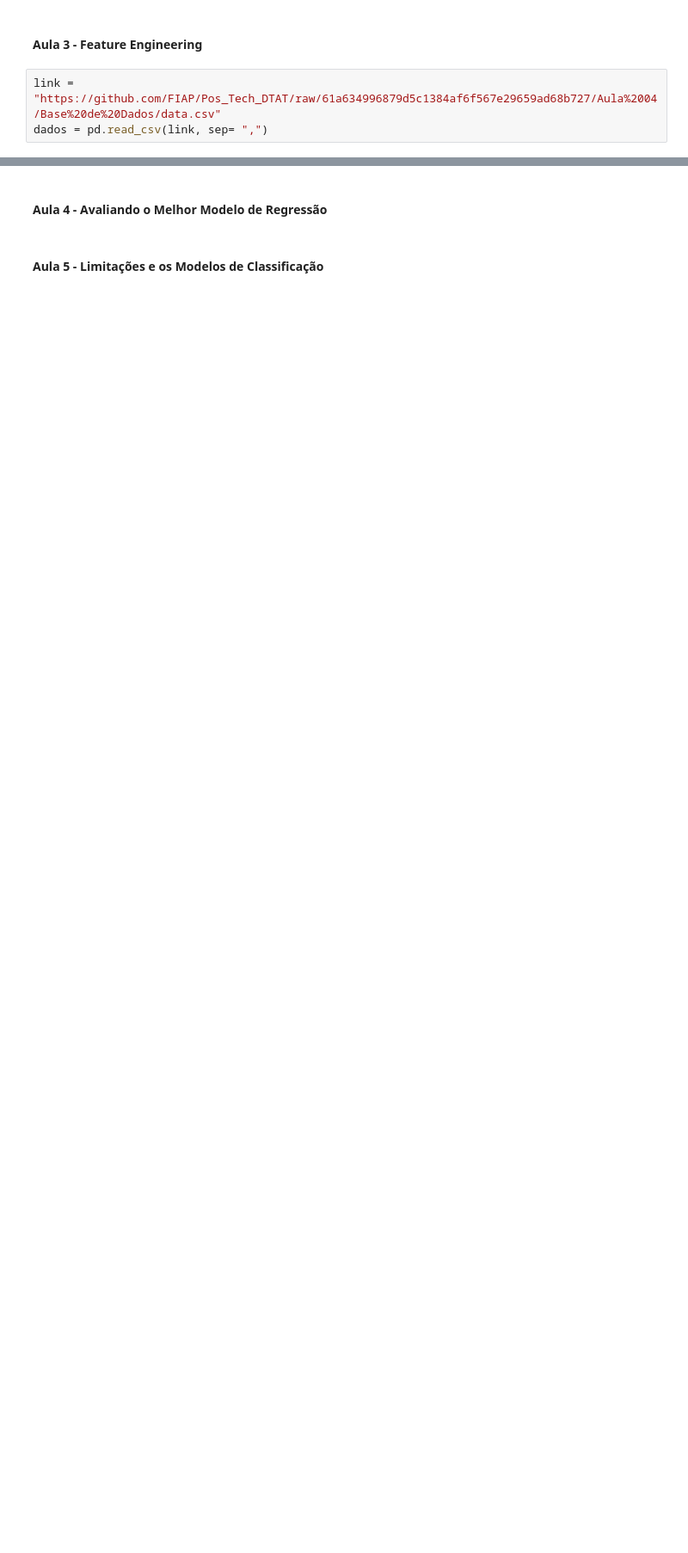
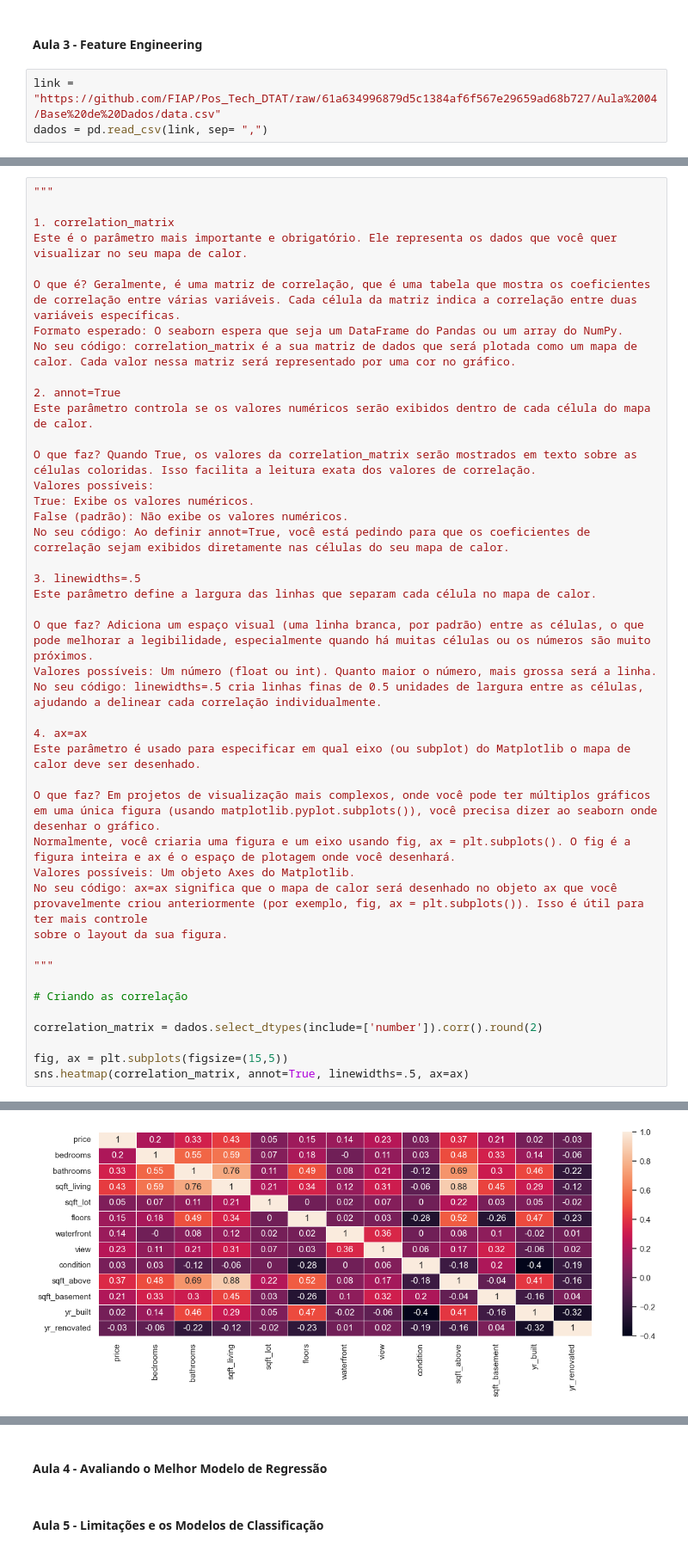
Before and after one commit to RicardViana/fiap-Machine-Learning-and-Time-Series, a Jupyter notebook: machine_learning_com_python.ipynb, the cells around one changed output, grey strips where cells are left out. Shown at 86% size. Saved outputs shown, nothing was run; the diff lists cells and outputs as text; blank space fills up the shorter version.

Commit message:
Atualizar dados

```diff
--- a/machine_learning_com_python.ipynb
+++ b/machine_learning_com_python.ipynb
@@ -1025,3 +1025,47 @@ dados.head()
 | 2 | 2014-05-02 00:00:00 | 342000.0 | 3.0 | 2.00 | 1930 | 11947 | 1.0 | 0 | 0 | 4 | ... |
 | 3 | 2014-05-02 00:00:00 | 420000.0 | 3.0 | 2.25 | 2000 | 8030 | 1.0 | 0 | 0 | 4 | ... |
 | 4 | 2014-05-02 00:00:00 | 550000.0 | 4.0 | 2.50 | 1940 | 10500 | 1.0 | 0 | 0 | 4 | ... |
+# %%
+"""
+
+1. correlation_matrix
+Este é o parâmetro mais importante e obrigatório. Ele representa os dados que você quer visualizar no seu mapa de calor.
+
+O que é? Geralmente, é uma matriz de correlação, que é uma tabela que mostra os coeficientes de correlação entre várias variáveis. Cada célula da matriz indica a correlação entre duas variáveis específicas.
+Formato esperado: O seaborn espera que seja um DataFrame do Pandas ou um array do NumPy.
+No seu código: correlation_matrix é a sua matriz de dados que será plotada como um mapa de calor. Cada valor nessa matriz será representado por uma cor no gráfico.
+
+2. annot=True
+Este parâmetro controla se os valores numéricos serão exibidos dentro de cada célula do mapa de calor.
+
+O que faz? Quando True, os valores da correlation_matrix serão mostrados em texto sobre as células coloridas. Isso facilita a leitura exata dos valores de correlação.
+Valores possíveis:
+True: Exibe os valores numéricos.
+False (padrão): Não exibe os valores numéricos.
+No seu código: Ao definir annot=True, você está pedindo para que os coeficientes de correlação sejam exibidos diretamente nas células do seu mapa de calor.
+
+3. linewidths=.5
+Este parâmetro define a largura das linhas que separam cada célula no mapa de calor.
+
+O que faz? Adiciona um espaço visual (uma linha branca, por padrão) entre as células, o que pode melhorar a legibilidade, especialmente quando há muitas células ou os números são muito próximos.
+Valores possíveis: Um número (float ou int). Quanto maior o número, mais grossa será a linha.
+No seu código: linewidths=.5 cria linhas finas de 0.5 unidades de largura entre as células, ajudando a delinear cada correlação individualmente.
+
+4. ax=ax
+Este parâmetro é usado para especificar em qual eixo (ou subplot) do Matplotlib o mapa de calor deve ser desenhado.
+
+O que faz? Em projetos de visualização mais complexos, onde você pode ter múltiplos gráficos em uma única figura (usando matplotlib.pyplot.subplots()), você precisa dizer ao seaborn onde desenhar o gráfico.
+Normalmente, você criaria uma figura e um eixo usando fig, ax = plt.subplots(). O fig é a figura inteira e ax é o espaço de plotagem onde você desenhará.
+Valores possíveis: Um objeto Axes do Matplotlib.
+No seu código: ax=ax significa que o mapa de calor será desenhado no objeto ax que você provavelmente criou anteriormente (por exemplo, fig, ax = plt.subplots()). Isso é útil para ter mais controle
+sobre o layout da sua figura.
+
+"""
+
+# Criando as correlação
+
+correlation_matrix = dados.select_dtypes(include=['number']).corr().round(2)
+
+fig, ax = plt.subplots(figsize=(15,5))
+sns.heatmap(correlation_matrix, annot=True, linewidths=.5, ax=ax)
+# %% [output]
@@ -1027,0 +1073 @@ dados.head()
+[figure, added]
```
Also changed, not shown: parts of 8 cells of this notebook.
